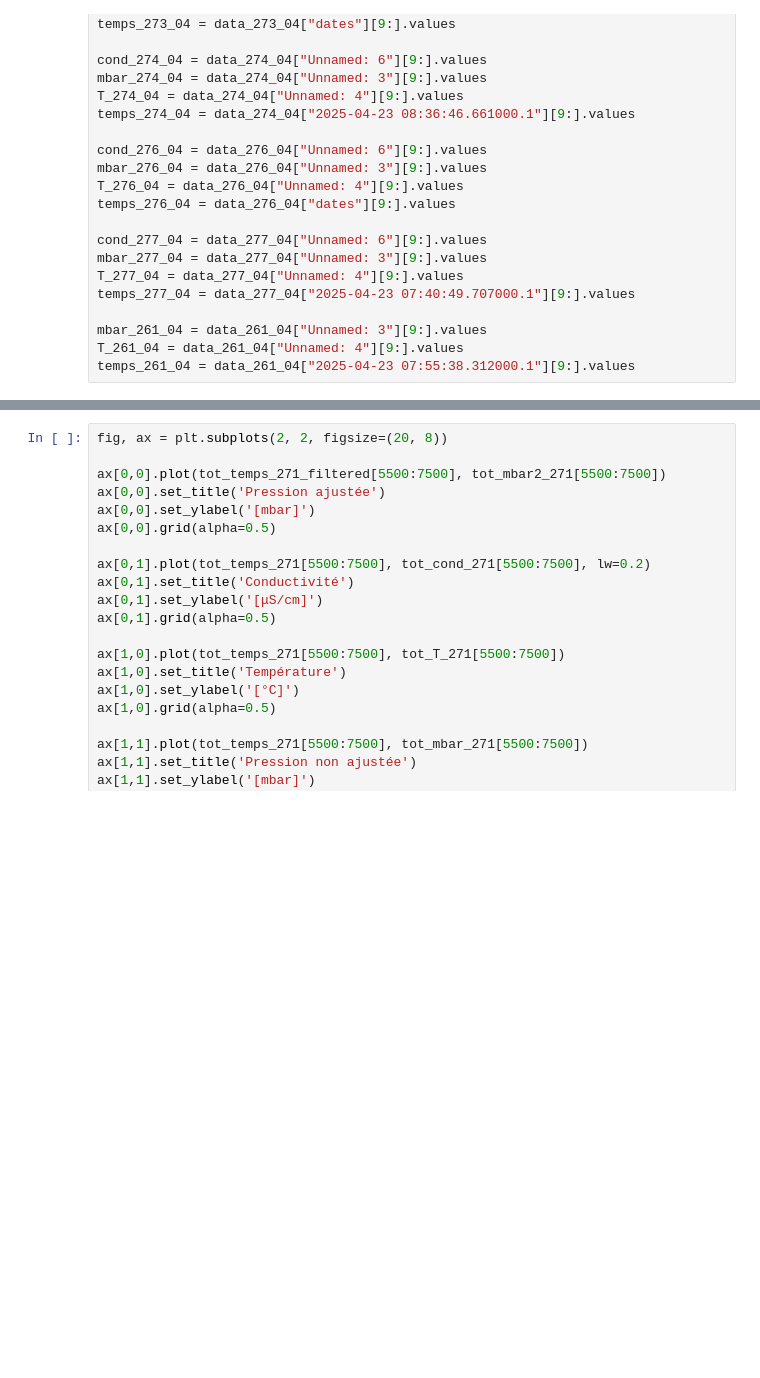
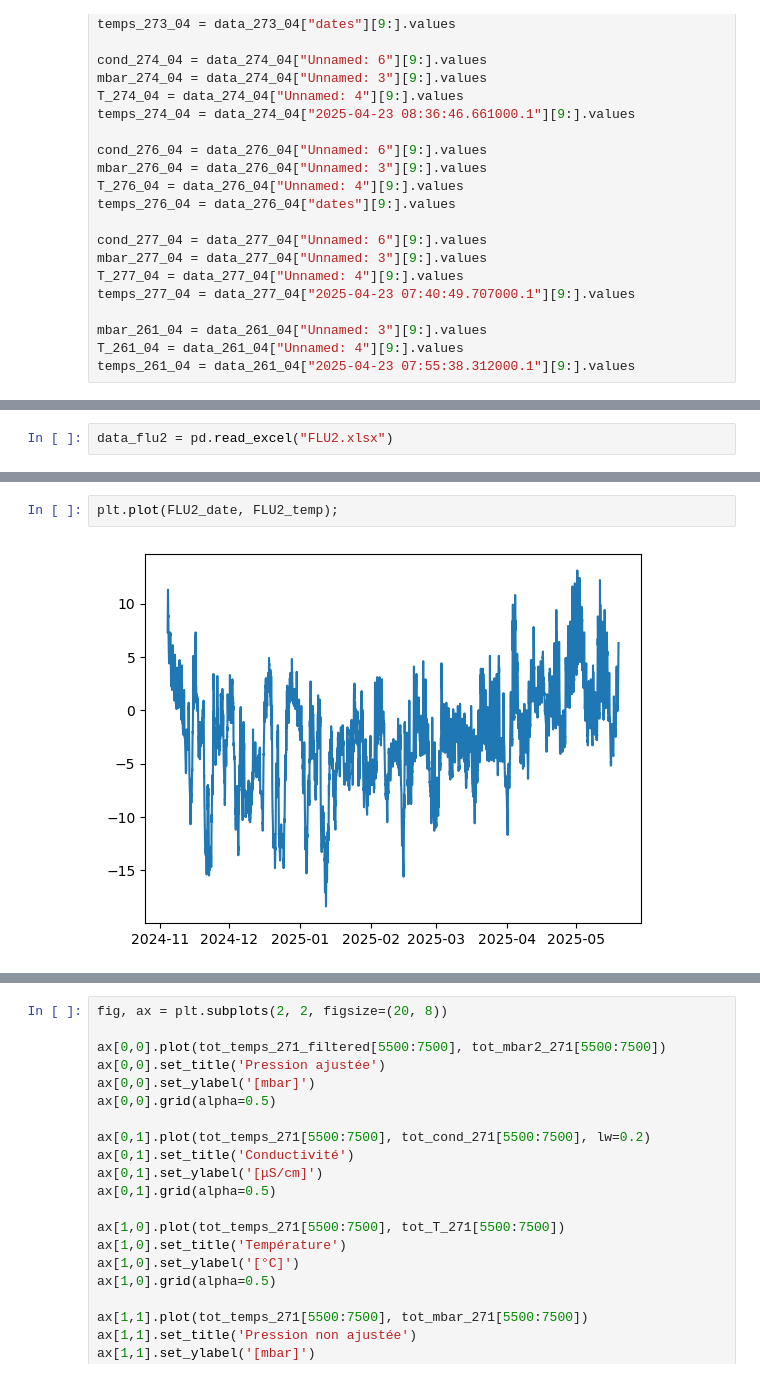
Before and after one commit to axel2927/tb_davos, a Jupyter notebook: davos_3_sondes_dec.ipynb, the cells around one changed output, grey strips where cells are left out. Drawn from its saved outputs; the diff is of its cells as text; blank space fills up the shorter version.

```diff
--- a/davos_3_sondes_dec.ipynb
+++ b/davos_3_sondes_dec.ipynb
@@ -849,0 +628,2 @@ Décalage optimal : 0 minutes
+# %%
+data_flu2 = pd.read_excel("FLU2.xlsx")
@@ -849,0 +658,4 @@ Décalage optimal : 0 minutes
+# %%
+plt.plot(FLU2_date, FLU2_temp);
+# %% [output]
+[figure, added]
```
Also changed, not shown: parts of 72 cells of this notebook.
